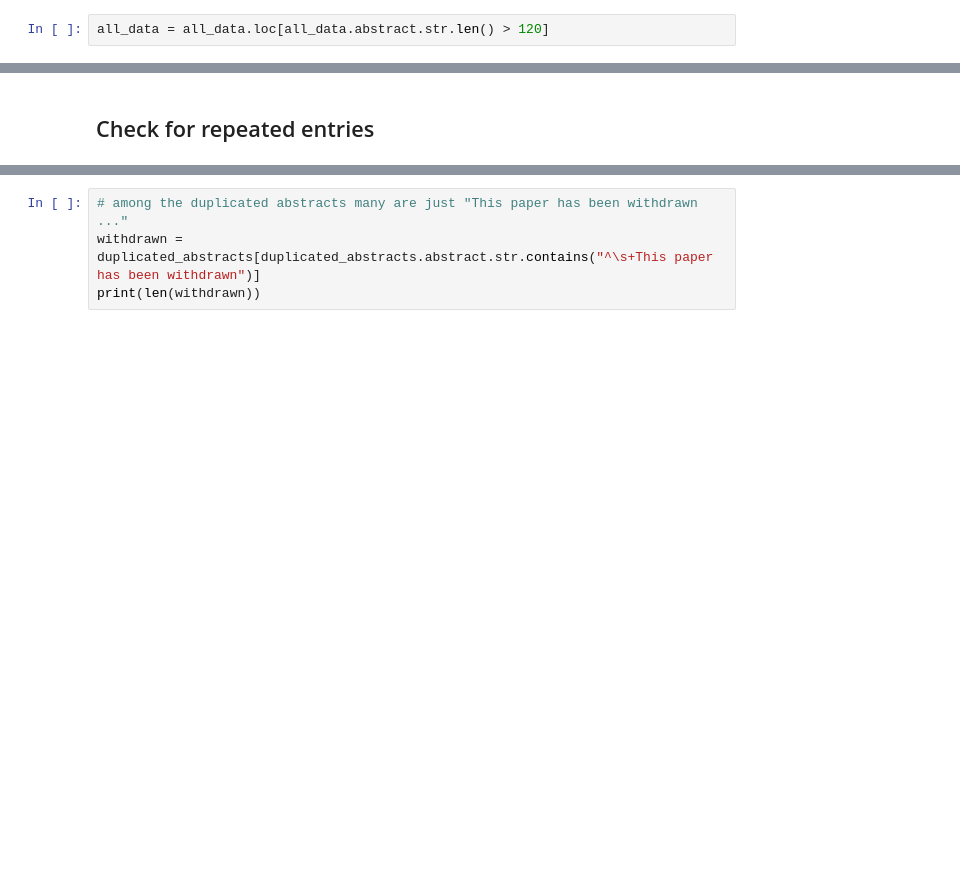
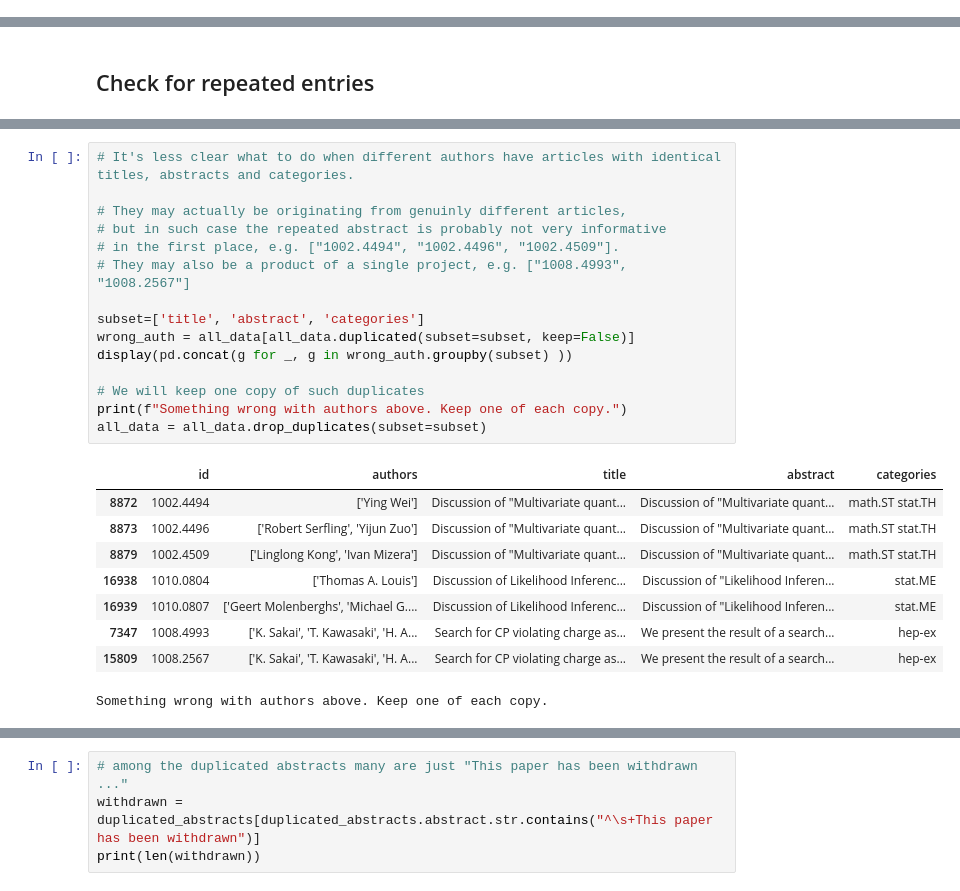
Before and after one commit to olszewskip/ArXiv_Classifier, a Jupyter notebook: arXiv_explore.ipynb, the cells around one changed output, grey strips where cells are left out. Cells and saved outputs as stored; diff of their text form; blank space fills up the shorter version.

```diff
--- a/arXiv_explore.ipynb
+++ b/arXiv_explore.ipynb
@@ -62,5 +62,3 @@ Comment on "Harold Jeffreys's Theory of Probability Revisited"
 80
 # %% [markdown]
 Let's just decide that abstracts shorter than 120 characters are not informative (or worse) and remove them.
-# %%
-all_data = all_data.loc[all_data.abstract.str.len() > 120]
@@ -68,0 +120,25 @@ all_data = all_data.loc[all_data.abstract.str.len() > 120]
+# %%
+# It's less clear what to do when different authors have articles with identical titles, abstracts and categories.
+
+# They may actually be originating from genuinly different articles,
+# but in such case the repeated abstract is probably not very informative
+# in the first place, e.g. ["1002.4494", "1002.4496", "1002.4509"].
+# They may also be a product of a single project, e.g. ["1008.4993", "1008.2567"]
+
+subset=['title', 'abstract', 'categories']
+wrong_auth = all_data[all_data.duplicated(subset=subset, keep=False)]
+display(pd.concat(g for _, g in wrong_auth.groupby(subset) ))
+
+# We will keep one copy of such duplicates
+print(f"Something wrong with authors above. Keep one of each copy.")
+all_data = all_data.drop_duplicates(subset=subset)
+# %% [output]
+|  | id | authors | title | abstract | categories |
+| 8872 | 1002.4494 | ['Ying Wei'] | Discussion of "Multivariate quant... | Discussion of "Multivariate quant... | math.ST stat.TH |
+| 8873 | 1002.4496 | ['Robert Serfling', 'Yijun Zuo'] | Discussion of "Multivariate quant... | Discussion of "Multivariate quant... | math.ST stat.TH |
+| 8879 | 1002.4509 | ['Linglong Kong', 'Ivan Mizera'] | Discussion of "Multivariate quant... | Discussion of "Multivariate quant... | math.ST stat.TH |
+| 16938 | 1010.0804 | ['Thomas A. Louis'] | Discussion of Likelihood Inferenc... | Discussion of "Likelihood Inferen... | stat.ME |
+| 16939 | 1010.0807 | ['Geert Molenberghs', 'Michael G.... | Discussion of Likelihood Inferenc... | Discussion of "Likelihood Inferen... | stat.ME |
+| 7347 | 1008.4993 | ['K. Sakai', 'T. Kawasaki', 'H. A... | Search for CP violating charge as... | We present the result of a search... | hep-ex |
+| 15809 | 1008.2567 | ['K. Sakai', 'T. Kawasaki', 'H. A... | Search for CP violating charge as... | We present the result of a search... | hep-ex |
+Something wrong with authors above. Keep one of each copy.
```
Also changed, not shown: parts of 13 cells of this notebook.
